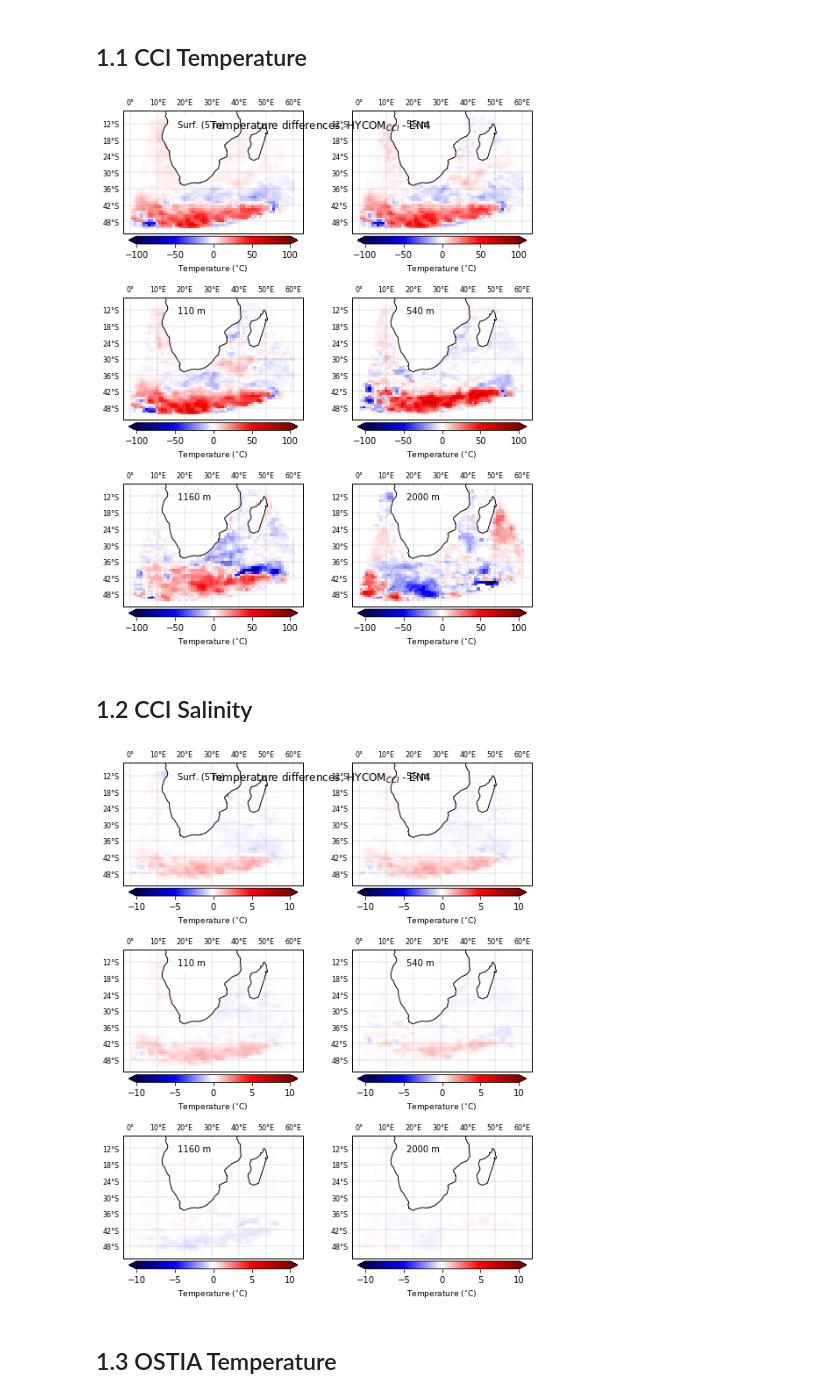
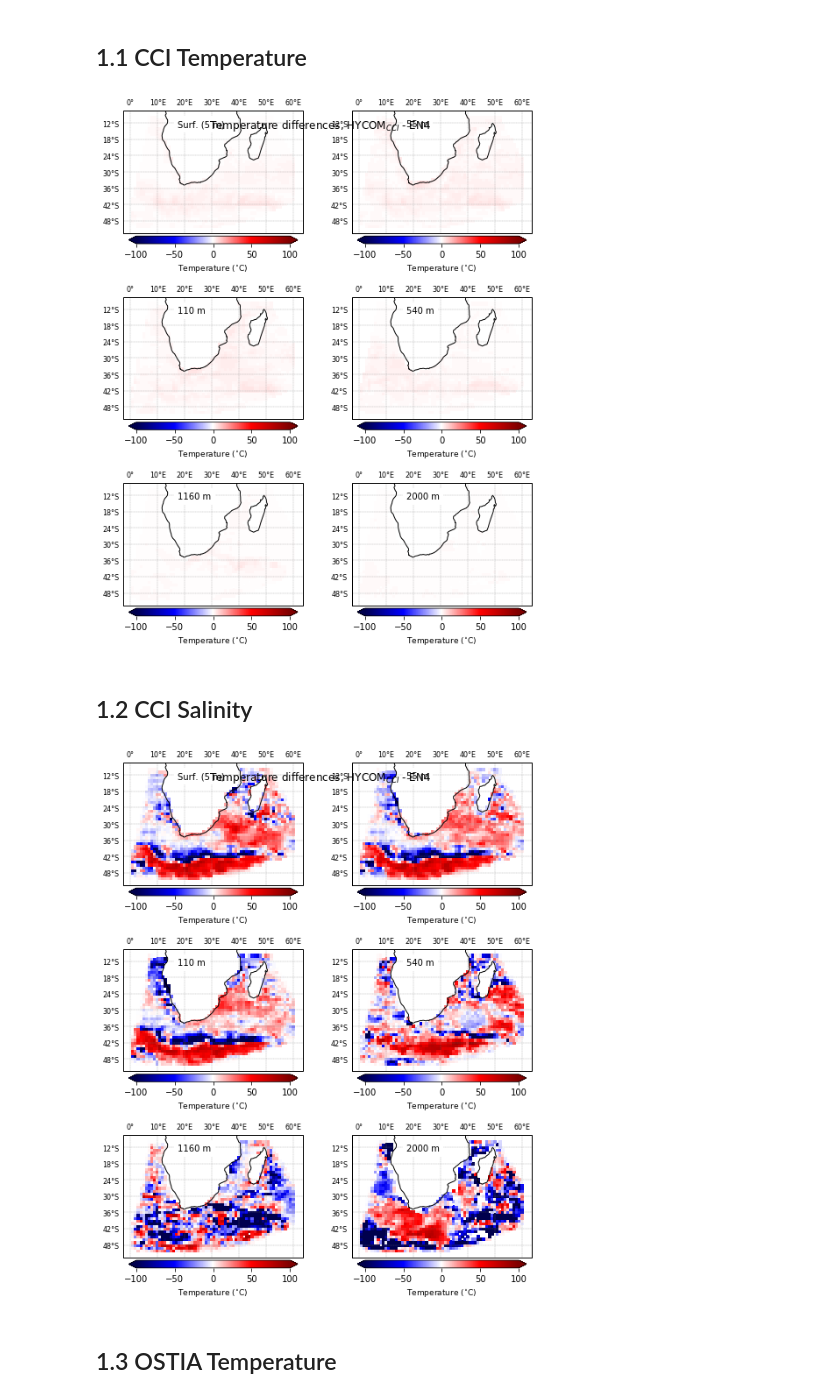
Before and after one commit to HarryLuyt/paper1_scripts, a Jupyter notebook: Scripts/Norm_vs_EN4_analysis_horizontal.ipynb, the cells around one changed output. Drawn from its saved outputs; the diff is of its cells as text; code cells hidden in the pictures.

Commit message:
Fix formulas for Norm1 and Norm2 as per Francois's reply to my email

```diff
--- a/Scripts/Norm_vs_EN4_analysis_horizontal.ipynb
+++ b/Scripts/Norm_vs_EN4_analysis_horizontal.ipynb
@@ -32,33 +74,57 @@ plt.rcParams['axes.facecolor']='white'
 ds_EN4 = xr.open_dataset('../Data/EN4_regional.nc')
 ds_EN4 = ds_EN4.sel(time=slice('2009-01','2009-09'))
 ds_EN4['temperature'] = ds_EN4['temperature'] - 273.15
+ds_EN4 = ds_EN4.rename({'lat': 'latitude', 'lon': 'longitude'})
 
 
 # loading HYCOMcci data
 ds_hycomcci = xr.open_dataset('../Data/HYCOM_EN4_horizontal/CCI_SEN25_EN4H.nc')
 ds_hycomcci['time'].values = ds_EN4['time'].values
+ds_hycomcci['latitude'].values = ds_EN4['latitude'].values
+ds_hycomcci['longitude'].values = ds_EN4['longitude'].values
+ds_hycomcci['depth'].values = ds_EN4['depth'].values
 
 
 # loading OSTIA data
 ds_hycomostia = xr.open_dataset('../Data/HYCOM_EN4_horizontal/OSTIA_SEN30_EN4H.nc')
 ds_hycomostia['time'].values = ds_EN4['time'].values
+ds_hycomostia['latitude'].values = ds_EN4['latitude'].values
+ds_hycomostia['longitude'].values = ds_EN4['longitude'].values
+ds_hycomostia['depth'].values = ds_EN4['depth'].values
 
 
 # loading AVHRR data
 ds_hycomTSSTL2 = xr.open_dataset('../Data/HYCOM_EN4_horizontal/TSSTL2_SEN50_EN4H.nc')
 ds_hycomTSSTL2['time'].values = ds_EN4['time'].values
+ds_hycomTSSTL2['latitude'].values = ds_EN4['latitude'].values
+ds_hycomTSSTL2['longitude'].values = ds_EN4['longitude'].values
+ds_hycomTSSTL2['depth'].values = ds_EN4['depth'].values
 
 
 # loading ATSR data
 ds_hycomTSSTL3 = xr.open_dataset('../Data/HYCOM_EN4_horizontal/TSSTL3_SEN40_EN4H.nc')
 ds_hycomTSSTL3['time'].values = ds_EN4['time'].values
+ds_hycomTSSTL3['latitude'].values = ds_EN4['latitude'].values
+ds_hycomTSSTL3['longitude'].values = ds_EN4['longitude'].values
+ds_hycomTSSTL3['depth'].values = ds_EN4['depth'].values
 
 
 # loading HYCOMFree data
 ds_hycomfree = xr.open_dataset('../Data/HYCOM_EN4_horizontal/FREE_EN4H.nc')
 ds_hycomfree['time'].values = ds_EN4['time'].values
+ds_hycomfree['latitude'].values = ds_EN4['latitude'].values
+ds_hycomfree['longitude'].values = ds_EN4['longitude'].values
+ds_hycomfree['depth'].values = ds_EN4['depth'].values
 # %% [markdown]
 # 1. RMSE norm
 # %% [markdown]
 ## Creating the Norms
+# %%
+def abs_err(dataset,variable):
+    absolute_error = np.mean(np.absolute(ds_EN4[variable] - dataset[variable]), axis=0)
+    return absolute_error
+
+def rmse(dataset,variable):
+    rmse_ = np.sqrt(np.mean((ds_EN4[variable] - dataset[variable])**2, axis=0))
+    return rmse_
 # %%
@@ -90,7 +210,9 @@ fig.suptitle('Temperature differences, HYCOM$_{CCI}$ - EN4', y=0.95)
 for s, i in enumerate(depth_labels):
 
     ax = plt.subplot(3,2,s+1,projection=proj)
-    diff = cci_norm_sst[depths[s]]
+#     diff = cci_norm_sst[depths[s]]
+#     diff = cci_sst_norm1[depths[s]]
+    diff = rmse(ds_hycomcci,'temperature')[depths[s]]
 
     img = diff.plot(ax=ax, transform=ccrs.PlateCarree(), cmap=plt.get_cmap('seismic'), add_colorbar=False, vmin=-100, vmax=100)
     cbar = plt.colorbar(img, shrink=0.8, extend='both', orientation='horizontal', pad=0.02)
@@ -115,7 +237,7 @@ plt.plot()
 fig.canvas.draw()
 fig.tight_layout()
 # %% [output]
-[figure, old version]
+[figure, new version]
 # %% [markdown]
 ## 1.2 CCI Salinity
 # %%
@@ -125,36 +247,37 @@ depths = [0, 5, 10, 22, 26, 30]
 
 fig = plt.figure(figsize=(7.5,9))
 fig.suptitle('Temperature differences, HYCOM$_{CCI}$ - EN4', y=0.95)
 
 for s, i in enumerate(depth_labels):
 
     ax = plt.subplot(3,2,s+1,projection=proj)
-    diff = cci_norm_sal[depths[s]]
+#     diff = cci_norm_sal[depths[s]]
+    diff = cci_sal_norm2[depths[s]]
 
-    img = diff.plot(ax=ax, transform=ccrs.PlateCarree(), cmap=plt.get_cmap('seismic'), add_colorbar=False, vmin=-10, vmax=10)
+    img = diff.plot(ax=ax, transform=ccrs.PlateCarree(), cmap=plt.get_cmap('seismic'), add_colorbar=False, vmin=-100, vmax=100)
     cbar = plt.colorbar(img, shrink=0.8, extend='both', orientation='horizontal', pad=0.02)
     cbar.set_label('Temperature ($^{\circ}$C)', fontsize=9)
     ax.coastlines()
 
     # gridline work
     gl = ax.gridlines(crs=ccrs.PlateCarree(), color='grey', linewidth=0.3, draw_labels=True, linestyle='dashed')
     gl.xlabels_top = True
     gl.xlabels_bottom = False
     gl.ylabels_right = False
     gl.xformatter = LONGITUDE_FORMATTER
     gl.yformatter = LATITUDE_FORMATTER
     gl.xlabel_style = {'size': 8}
     gl.ylabel_style = {'size': 8}
 
     ax.text(0.30,0.87,'{0}'.format(i), bbox=dict(facecolor='white', edgecolor='white', alpha=1), fontsize=10, transform=ax.transAxes)
     ax.set_title('')
 
 # plt.savefig('../Figures/model_interior/Short_Temp_5_55_110_540_1160_2000_CCI.png', dpi=300, bbox_inches='tight', format='png')
 plt.plot()
 fig.canvas.draw()
 fig.tight_layout()
 # %% [output]
-[figure, old version]
+[figure, new version]
 # %% [markdown]
 ## 1.3 OSTIA Temperature
 # %%
```
Also changed, not shown: parts of 7 cells of this notebook.
